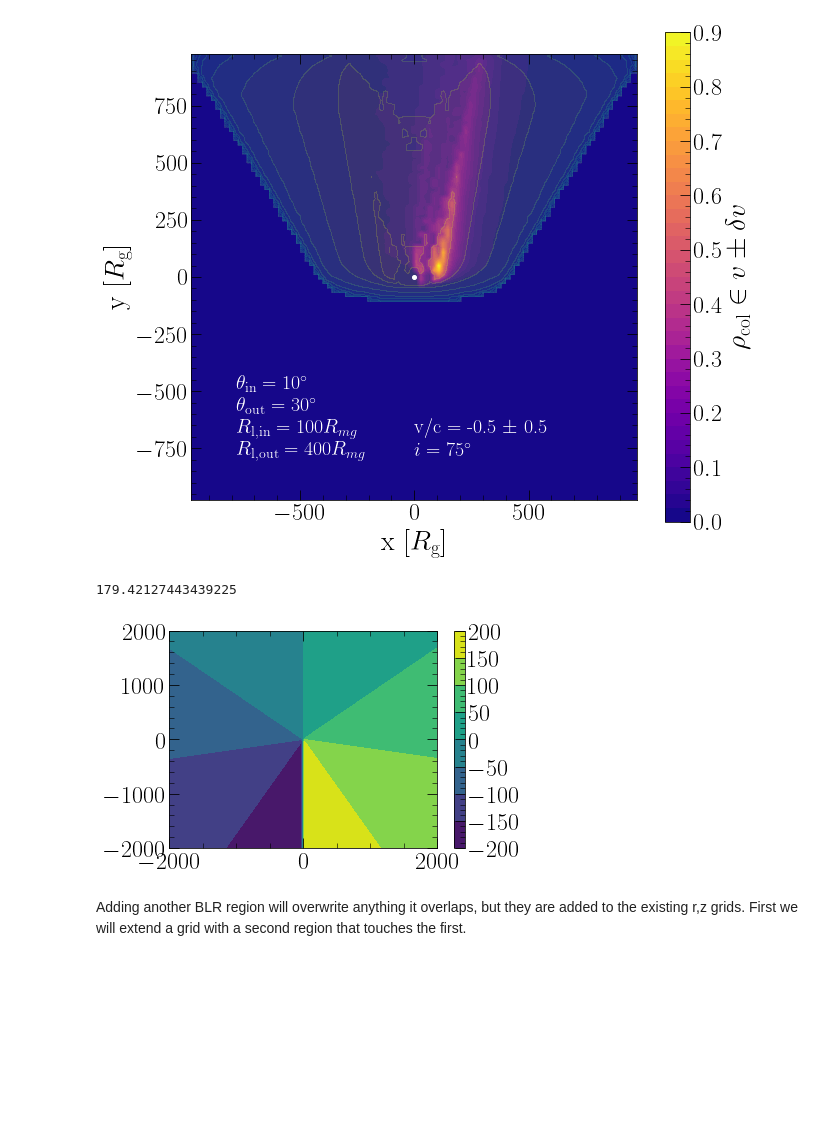
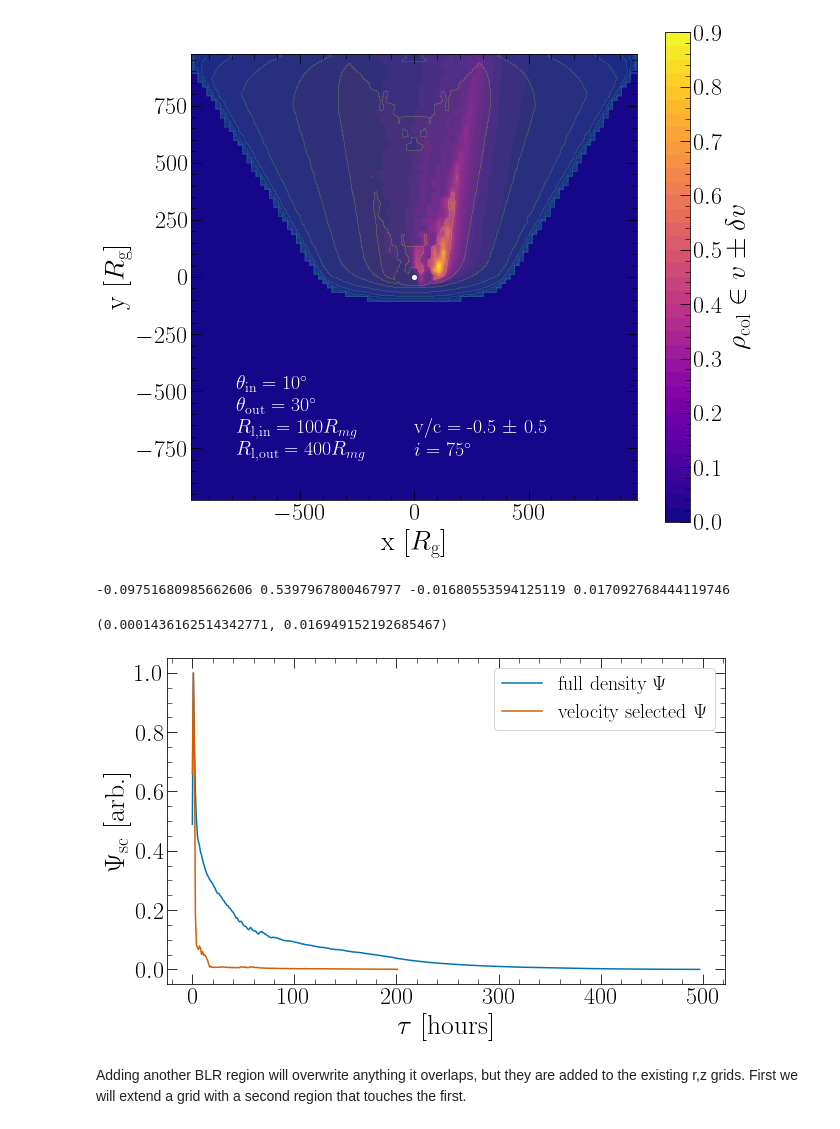
Before and after one commit to Henry-Best-01/Amoeba, a Jupyter notebook: TestingBLR.ipynb, the cells around one changed output. Drawn from its saved outputs; the diff is of its cells as text; code cells hidden in the pictures; blank space fills up the shorter version.

```diff
--- a/TestingBLR.ipynb
+++ b/TestingBLR.ipynb
@@ -142,20 +143,25 @@ ax.set_aspect(1)
 plt.show()
 # %% [output]
 [figure]
-# %%
-x_grid = np.linspace(-2000, 2000, 100)  #Showing phi angle geometry
-y_grid = np.linspace(-(2000), (2000), 100)
-X, Y = np.meshgrid(x_grid, y_grid)
-Phi_grid = np.arctan2(X,Y)*180/np.pi
-print(np.max(Phi_grid))
-
-fig, ax = plt.subplots()
-contours = ax.contourf(x_grid, y_grid,Phi_grid)
-colorbar = plt.colorbar(contours, ax=ax)
-plt.show()
-# %% [output]
-179.42127443439225
-[figure, removed]
+# %%
+v_selected_TF = testingBLR.Scatter_vline_BLR_TF(inc_ang, vel_centroid, delta_vel, scaleratio=15)
+# %%
+testingBLR.Check_emission_line_contamination(inc_ang, 590, 580, 600, redshift=0)
+# %% [output]
+-0.09751680985662606 0.5397967800467977 -0.01680553594125119 0.017092768444119746
+(0.0001436162514342771, 0.016949152192685467)
+# %%
+fig, ax = plt.subplots(figsize=(10, 6))
+ax.plot(TF3/np.max(TF3), label=r"full density $\Psi$")
+ax.plot(v_selected_TF/np.max(v_selected_TF), label=r"velocity selected $\Psi$")
+
+ax.set_xlabel(r"$\tau$ [hours]")
+ax.set_ylabel(r"$\Psi_{\rm{sc}}$ [arb.]")
+ax.legend()
+
+plt.show()
+# %% [output]
+[figure, added]
 # %% [markdown]
 Adding another BLR region will overwrite anything it overlaps, but they are added to the existing r,z grids. First we will extend a grid with a second region that touches the first.
 # %%
```
Also changed, not shown: parts of 7 cells of this notebook, 2 other files.
